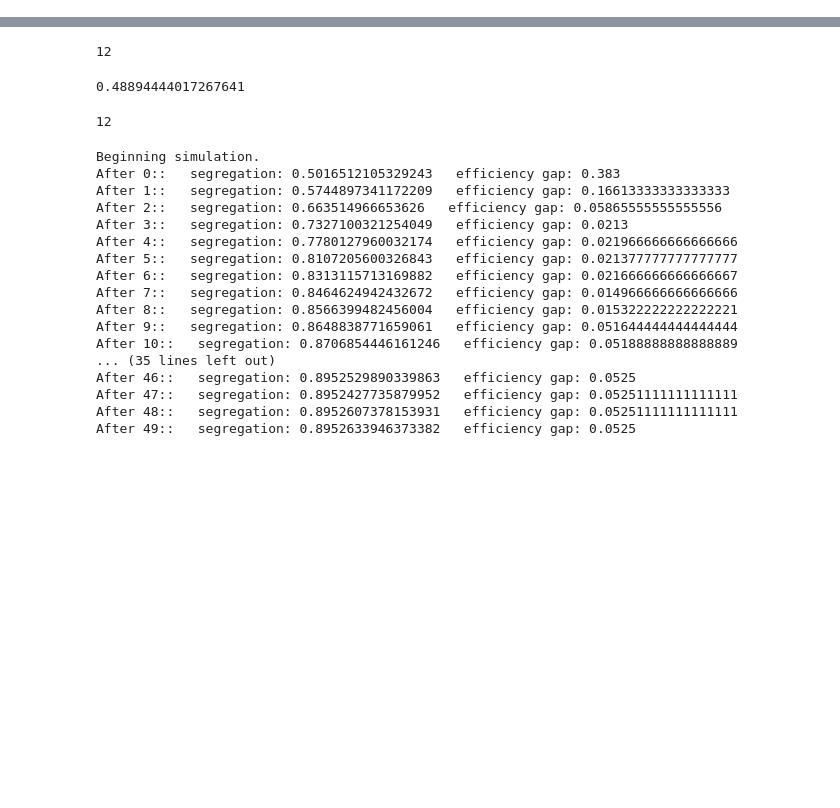
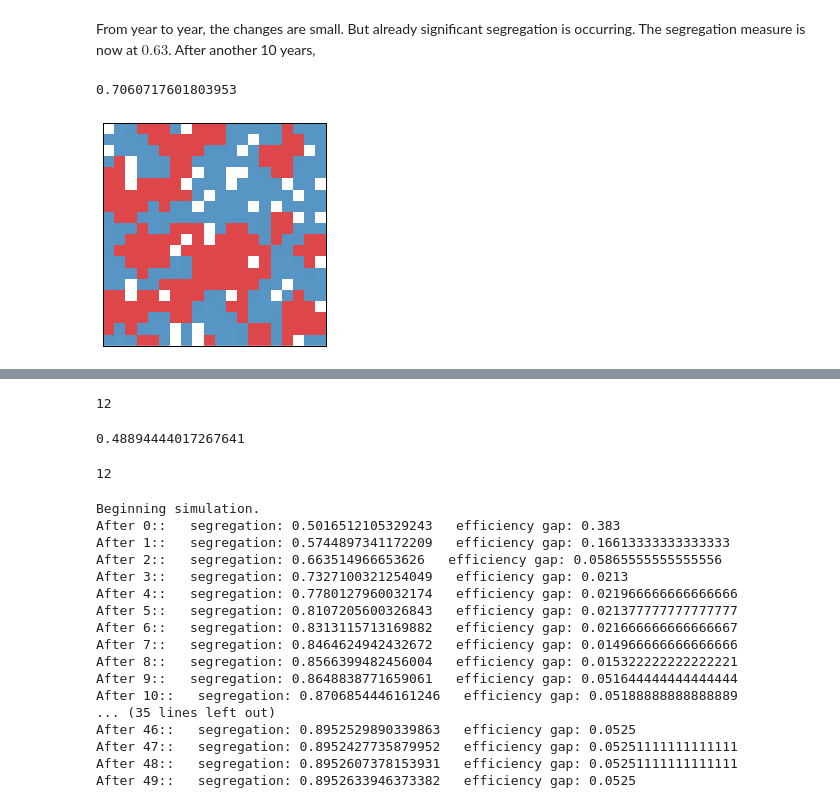
Before and after one commit to davidlowryduda/notebooks, a Jupyter notebook: Gerrymandering/Gerrymandering_Notebook.ipynb, the cells around one changed output, grey strips where cells are left out. Drawn from its saved outputs; the diff is of its cells as text; code cells hidden in the pictures; blank space fills up the shorter version.

```diff
--- a/Gerrymandering/Gerrymandering_Notebook.ipynb
+++ b/Gerrymandering/Gerrymandering_Notebook.ipynb
@@ -487,0 +74,11 @@ dgrid.segregation()
+# %% [markdown]
+From year to year, the changes are small. But already significant segregation is occurring. The segregation measure is now at $0.63$. After another 10 years,
+# %%
+for year in range(10):
+    grid.step()
+
+viewer.draw(grid=False)
+grid.segregation()
+# %% [output]
+0.7060717601803953
+[figure, added]
```
Also changed, not shown: parts of 92 cells of this notebook.
